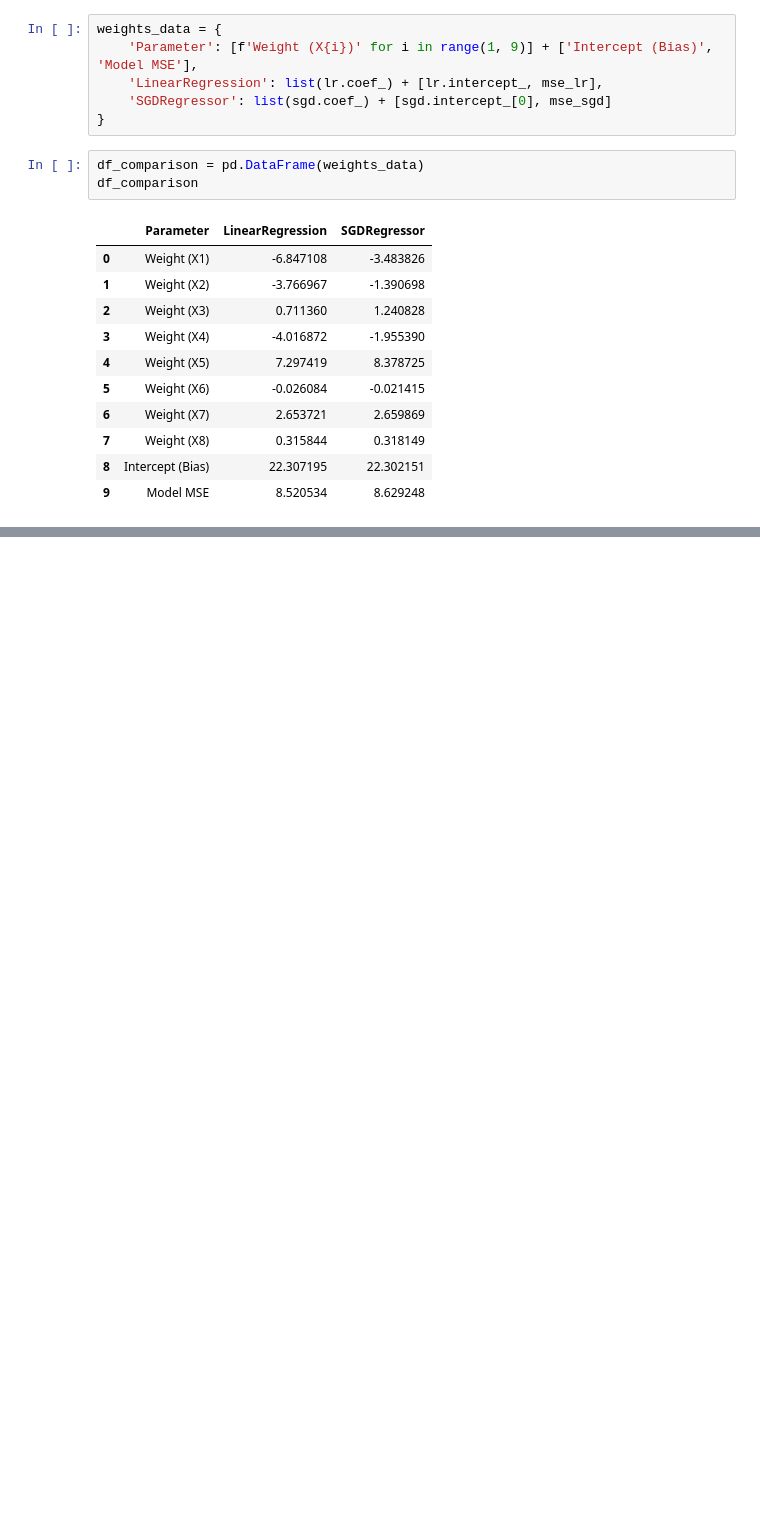
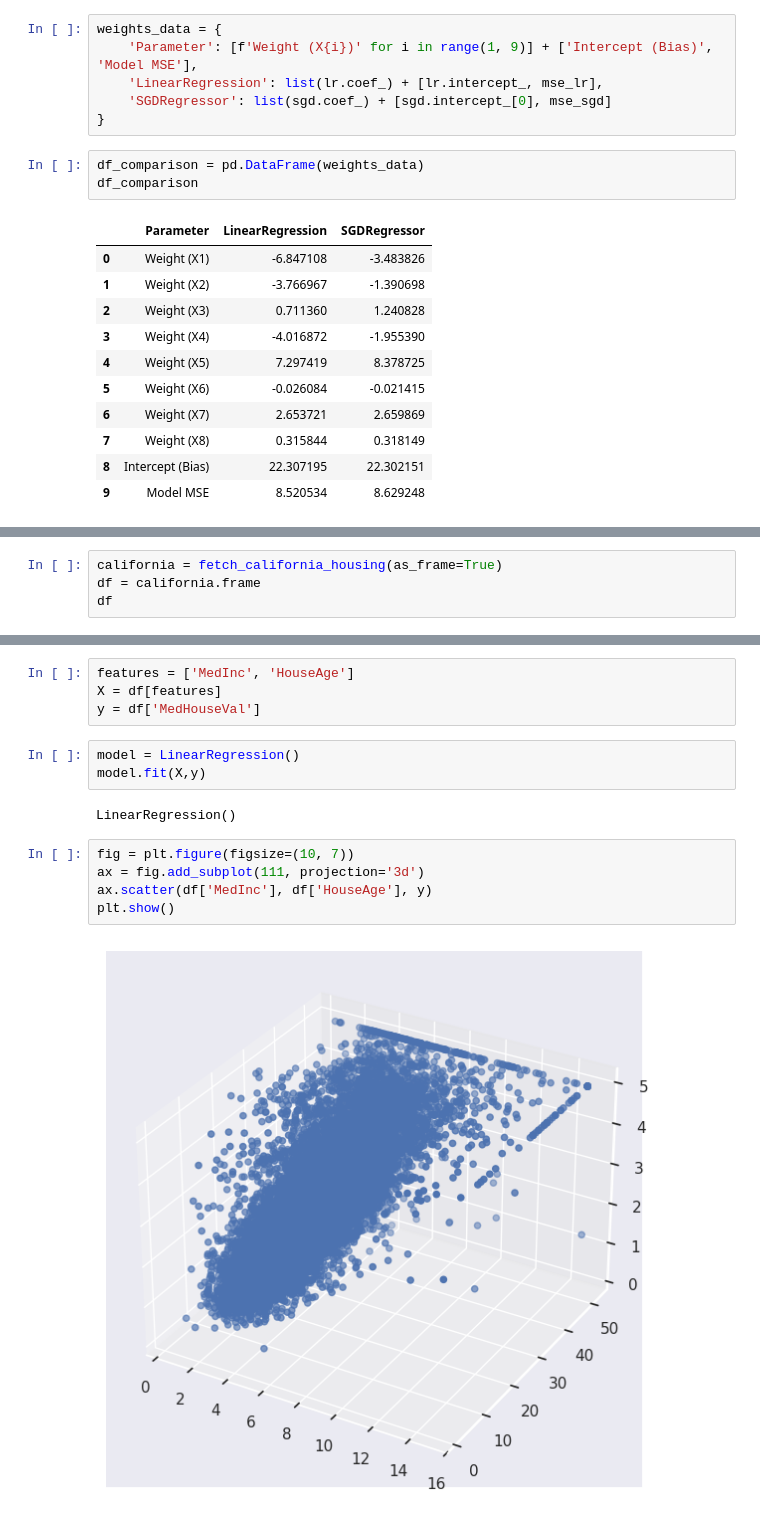
Before and after one commit to Redcoder815/Machine_learning_phitron, a Jupyter notebook: 29MultipleLinearRegressionPracticeProblem.ipynb, the cells around one changed output, grey strips where cells are left out. Drawn from its saved outputs; the diff is of its cells as text; blank space fills up the shorter version.

```diff
--- a/29MultipleLinearRegressionPracticeProblem.ipynb
+++ b/29MultipleLinearRegressionPracticeProblem.ipynb
@@ -541,0 +663,4 @@ df_comparison
+# %%
+california = fetch_california_housing(as_frame=True)
+df = california.frame
+df
@@ -541,0 +681,16 @@ df_comparison
+# %%
+features = ['MedInc', 'HouseAge']
+X = df[features]
+y = df['MedHouseVal']
+# %%
+model = LinearRegression()
+model.fit(X,y)
+# %% [output]
+LinearRegression()
+# %%
+fig = plt.figure(figsize=(10, 7))
+ax = fig.add_subplot(111, projection='3d')
+ax.scatter(df['MedInc'], df['HouseAge'], y)
+plt.show()
+# %% [output]
+[figure, added]
```
Also changed, not shown: parts of 38 cells of this notebook.
